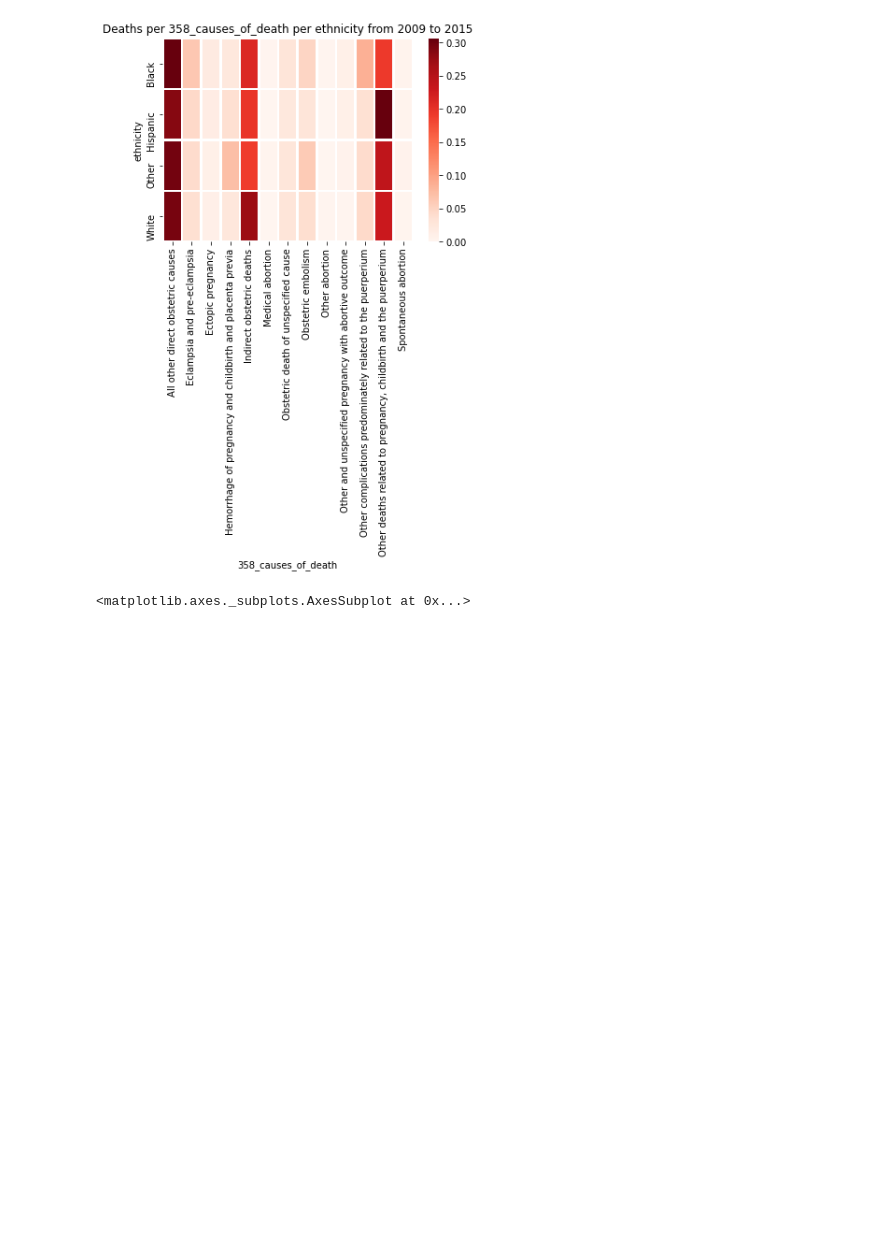
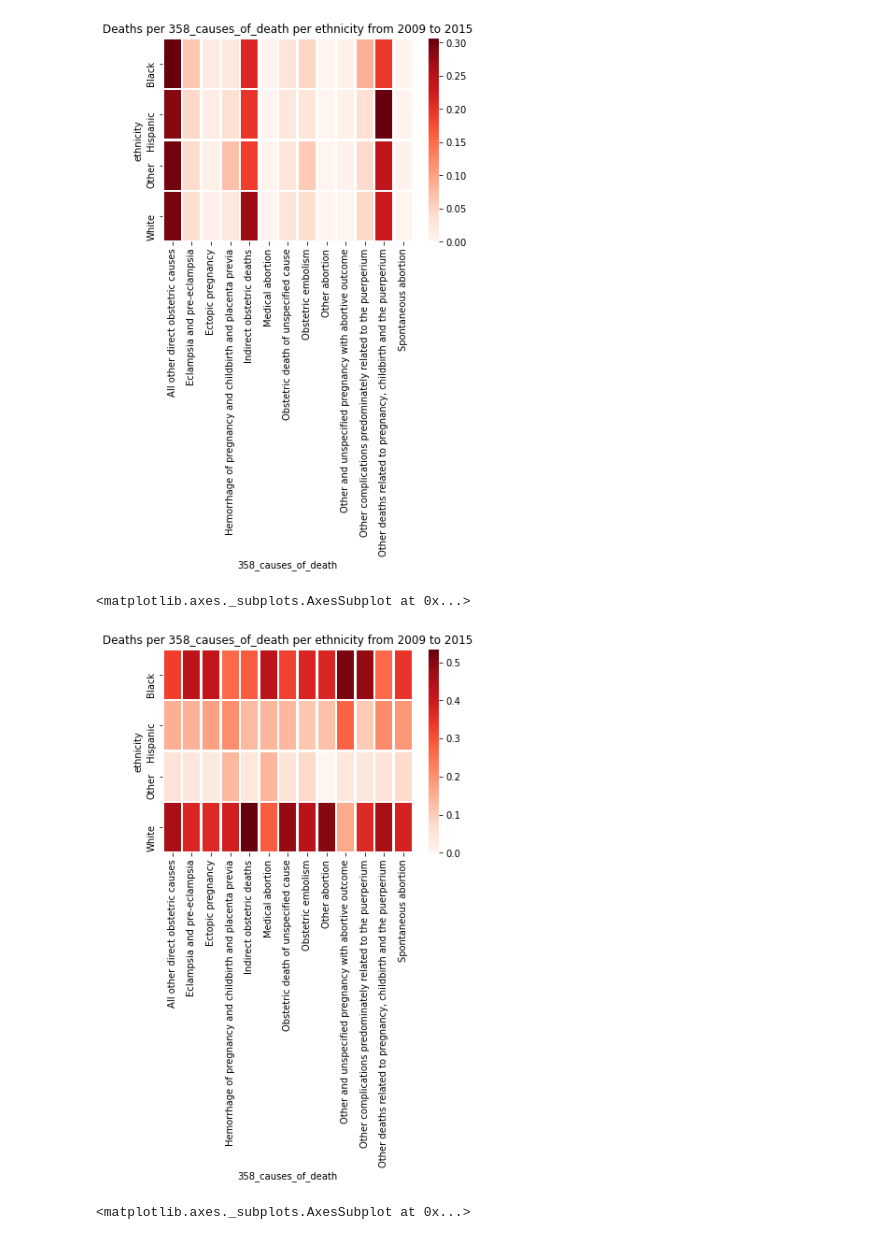
Before and after one commit to andrezafeu/maternal_mortality, a Jupyter notebook: EDA.ipynb, the cells around one changed output. Cells and saved outputs as stored; diff of their text form; code cells hidden in the pictures; blank space fills up the shorter version.

```diff
--- a/EDA.ipynb
+++ b/EDA.ipynb
@@ -433,4 +461,9 @@ create_ethnicity_heatmap(df, '358_causes_of_death')
 # %% [output]
 <matplotlib.axes._subplots.AxesSubplot at 0x...>
 [figure]
+# %%
+create_ethnicity_heatmap(df, '358_causes_of_death', 'columns')
+# %% [output]
+<matplotlib.axes._subplots.AxesSubplot at 0x...>
+[figure, added]
 # %%
```
Also changed, not shown: parts of 18 cells of this notebook, 1 other file.
